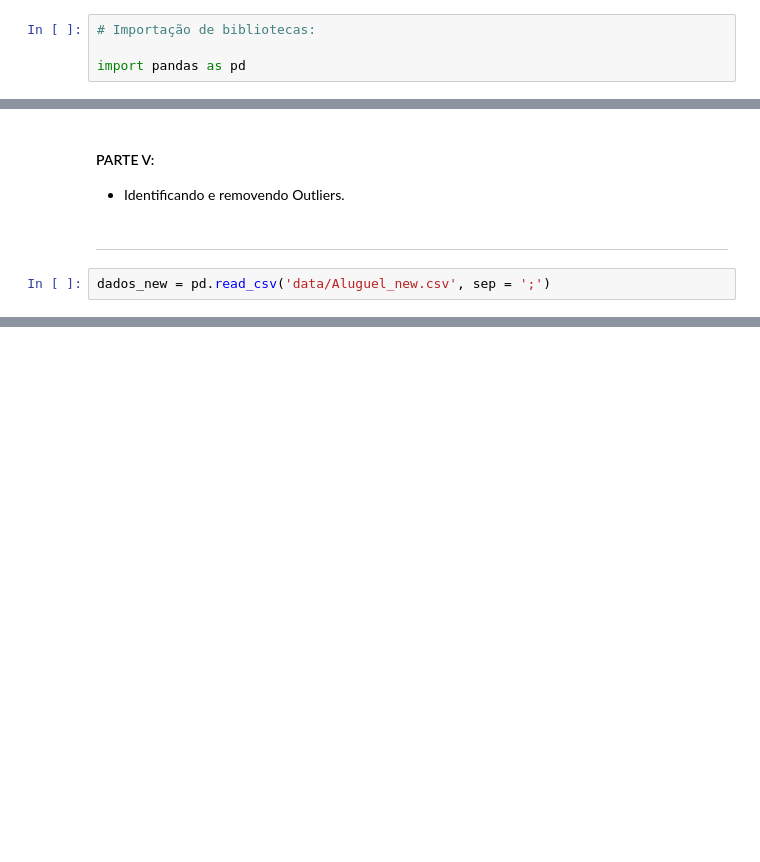
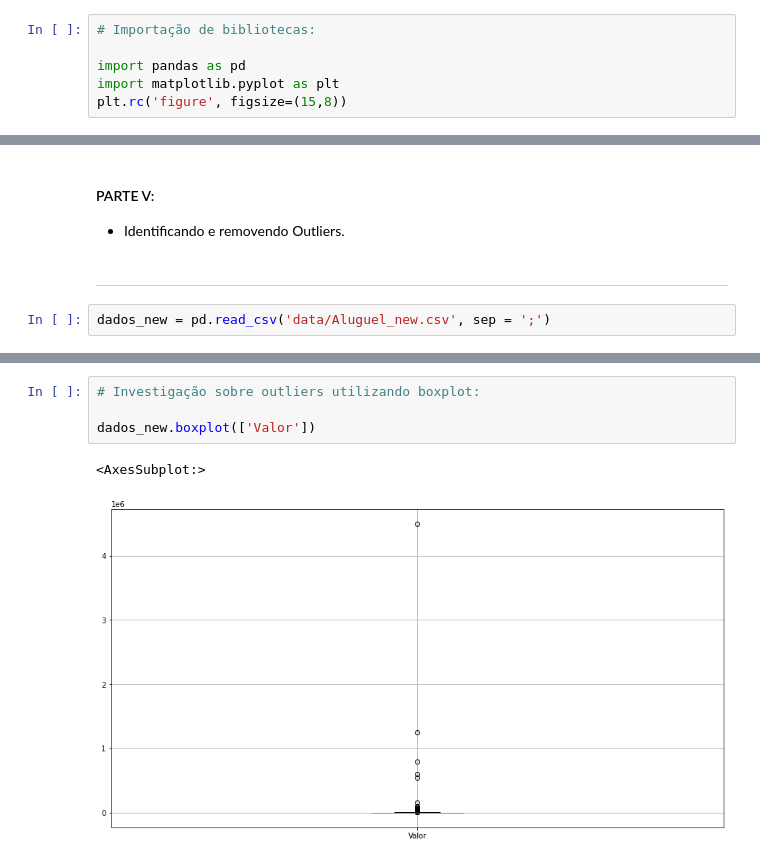
Before and after one commit to silsantos/Data-Science_Projects, a Jupyter notebook: Tratamento_dados_outliers/Aluguel_imoveis.ipynb, the cells around one changed output, grey strips where cells are left out. Saved outputs shown, nothing was run; the diff lists cells and outputs as text; blank space fills up the shorter version.

Commit message:
Identificação e eliminação de outliers

```diff
--- a/Tratamento_dados_outliers/Aluguel_imoveis.ipynb
+++ b/Tratamento_dados_outliers/Aluguel_imoveis.ipynb
@@ -44,6 +44,8 @@
 # Importação de bibliotecas:
 
 import pandas as pd
+import matplotlib.pyplot as plt
+plt.rc('figure', figsize=(15,8))
 # %%
 # Importação do dataset:
 
@@ -538,0 +633,7 @@ dados_new = pd.read_csv('data/Aluguel_new.csv', sep = ';')
+# %%
+# Investigação sobre outliers utilizando boxplot:
+
+dados_new.boxplot(['Valor'])
+# %% [output]
+<AxesSubplot:>
+[figure, added]
```
Also changed, not shown: parts of 26 cells of this notebook, 1 other file.
